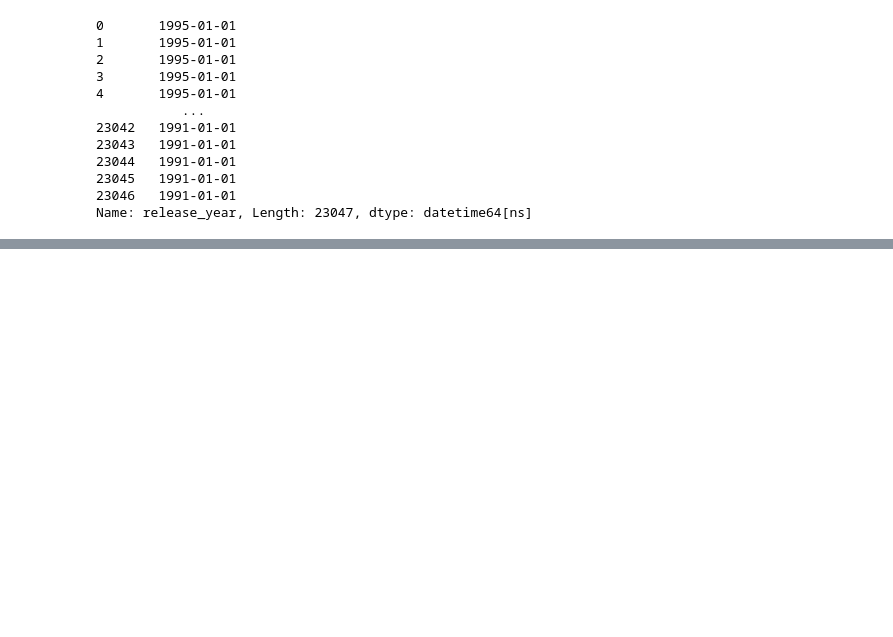
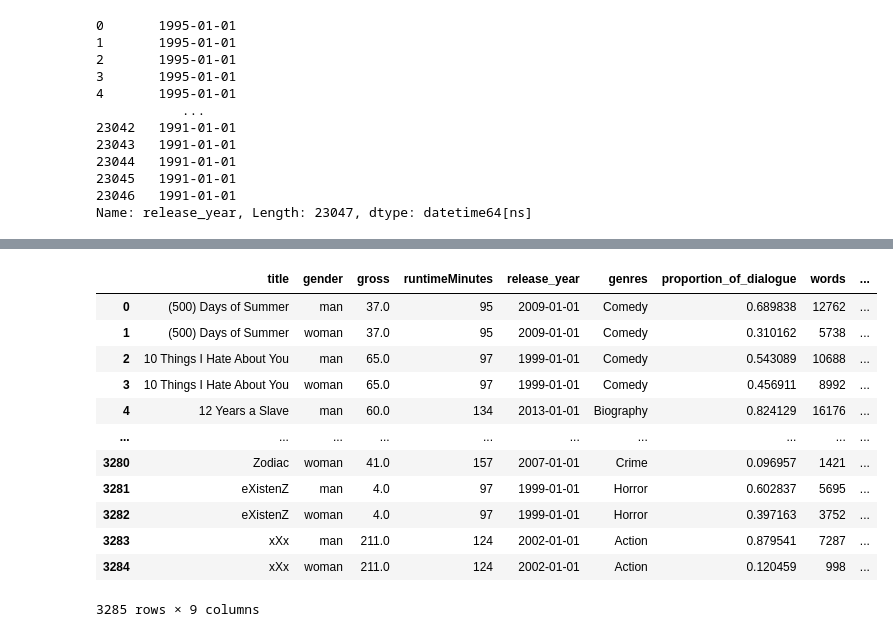
Before and after one commit to jrladd/CIS241, a Jupyter notebook: guides/scratch-pad.ipynb, the cells around one changed output, grey strips where cells are left out. Cells and saved outputs as stored; diff of their text form; code cells hidden in the pictures; blank space fills up the shorter version.

```diff
--- a/guides/scratch-pad.ipynb
+++ b/guides/scratch-pad.ipynb
@@ -129,0 +168,19 @@ Name: release_year, Length: 23047, dtype: datetime64[ns]
+# %%
+movies = (movies.groupby(['title','gender','gross', 'runtimeMinutes', 'release_year', 'genres'])
+                  .agg({'proportion_of_dialogue': 'sum', 'words': 'sum', 'age': 'mean'})
+                  .reset_index())
+movies
+# %% [output]
+|  | title | gender | gross | runtimeMinutes | release_year | genres | proportion_of_dialogue | words | ... |
+| 0 | (500) Days of Summer | man | 37.0 | 95 | 2009-01-01 | Comedy | 0.689838 | 12762 | ... |
+| 1 | (500) Days of Summer | woman | 37.0 | 95 | 2009-01-01 | Comedy | 0.310162 | 5738 | ... |
+| 2 | 10 Things I Hate About You | man | 65.0 | 97 | 1999-01-01 | Comedy | 0.543089 | 10688 | ... |
+| 3 | 10 Things I Hate About You | woman | 65.0 | 97 | 1999-01-01 | Comedy | 0.456911 | 8992 | ... |
+| 4 | 12 Years a Slave | man | 60.0 | 134 | 2013-01-01 | Biography | 0.824129 | 16176 | ... |
+| ... | ... | ... | ... | ... | ... | ... | ... | ... | ... |
+| 3280 | Zodiac | woman | 41.0 | 157 | 2007-01-01 | Crime | 0.096957 | 1421 | ... |
+| 3281 | eXistenZ | man | 4.0 | 97 | 1999-01-01 | Horror | 0.602837 | 5695 | ... |
+| 3282 | eXistenZ | woman | 4.0 | 97 | 1999-01-01 | Horror | 0.397163 | 3752 | ... |
+| 3283 | xXx | man | 211.0 | 124 | 2002-01-01 | Action | 0.879541 | 7287 | ... |
+| 3284 | xXx | woman | 211.0 | 124 | 2002-01-01 | Action | 0.120459 | 998 | ... |
+3285 rows × 9 columns
```
Also changed, not shown: parts of 6 cells of this notebook, 5 other files.
